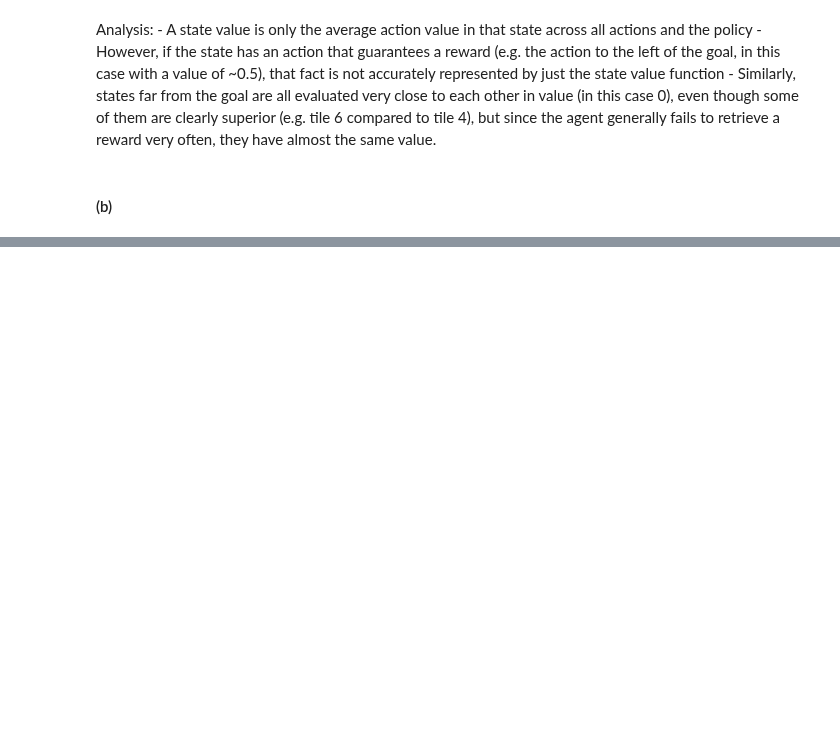
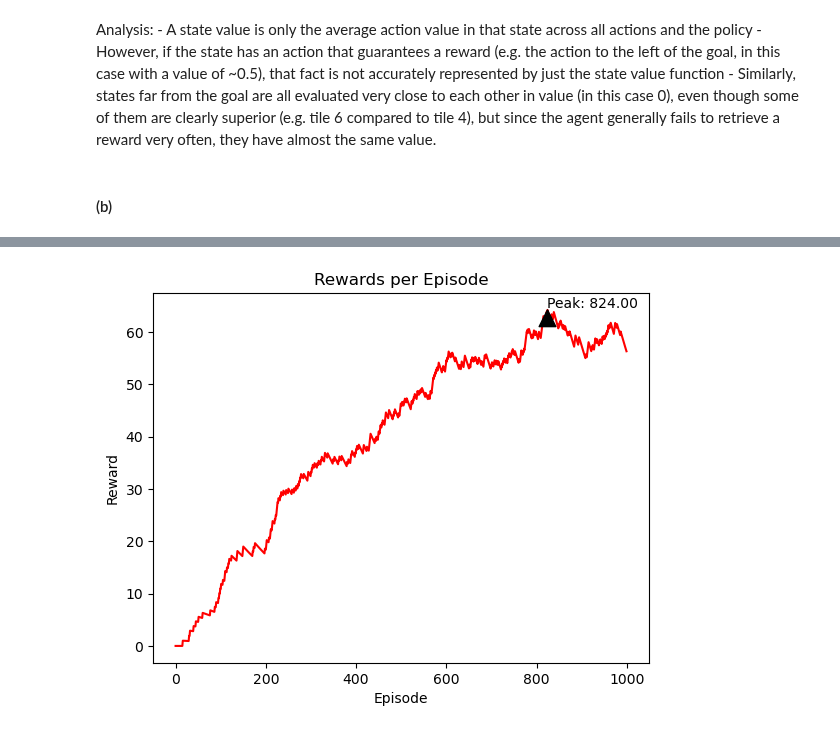
Before and after one commit to MarvinKohnen/deep-reinforcement-learning, a Jupyter notebook: assignments/exercise03/exercise3.2.ipynb, the cells around one changed output, grey strips where cells are left out. Drawn from its saved outputs; the diff is of its cells as text; code cells hidden in the pictures; blank space fills up the shorter version.

```diff
--- a/assignments/exercise03/exercise3.2.ipynb
+++ b/assignments/exercise03/exercise3.2.ipynb
@@ -173,0 +253,21 @@ print(policy.policy_eval())
+# %%
+#rewards_list.extend([0] * 1000)
+#print(sum(rewards_list[:1000]))
+cumulated_rewards_list = list(map(lambda x: sum(rewards_list[:(x+1)]), list(range(len(rewards_list)))))
+weighted_crl = list(map(
+    lambda x: sum(map(
+        lambda y: np.e**(-0.005*y)*rewards_list[x-y],
+        list(range(len(rewards_list[:(x+1)]))))),
+    list(range(len(rewards_list)))))
+#plt.plot(cumulated_rewards_list)
+peak_policy = np.argmax(weighted_crl)
+peak_performance = weighted_crl[peak_policy]
+plt.plot(weighted_crl, color="red")
+plt.annotate(f'Peak: {peak_policy:.2f}', xy=(peak_policy, peak_performance), xytext=(peak_policy, peak_performance + 0.5),
+             arrowprops=dict(facecolor='black', shrink=0.05))
+plt.xlabel('Episode')
+plt.ylabel('Reward')
+plt.title('Rewards per Episode')
+plt.show()
+# %% [output]
+[figure, added]
```
Also changed, not shown: parts of 13 cells of this notebook.
